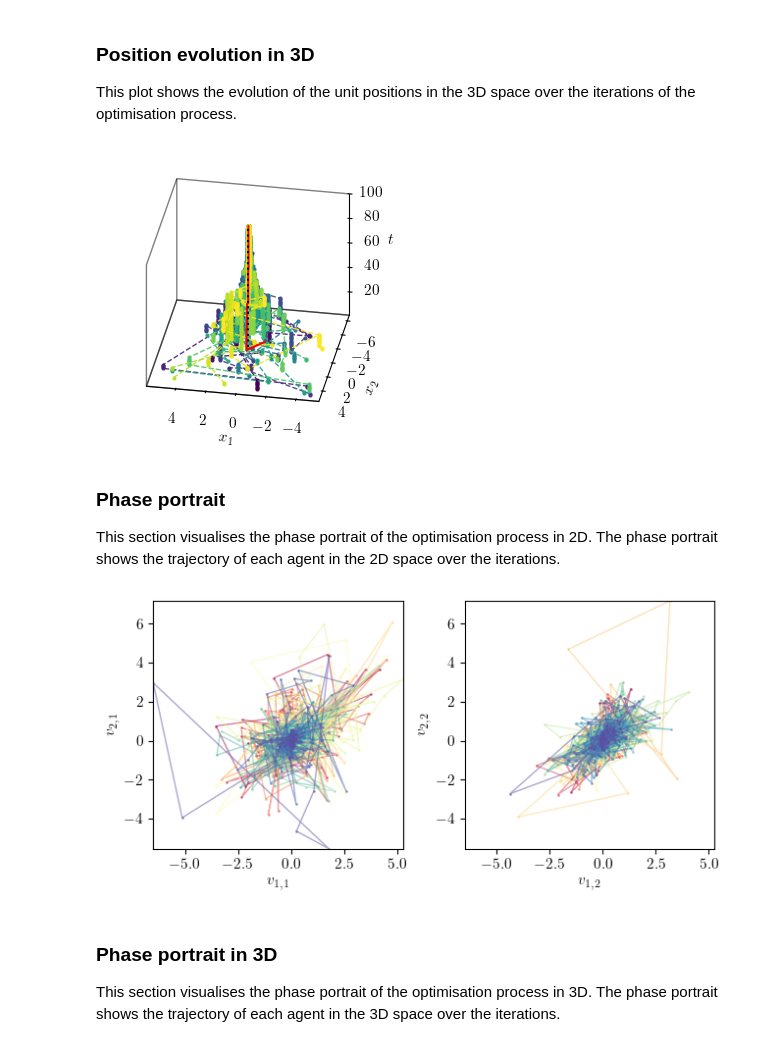
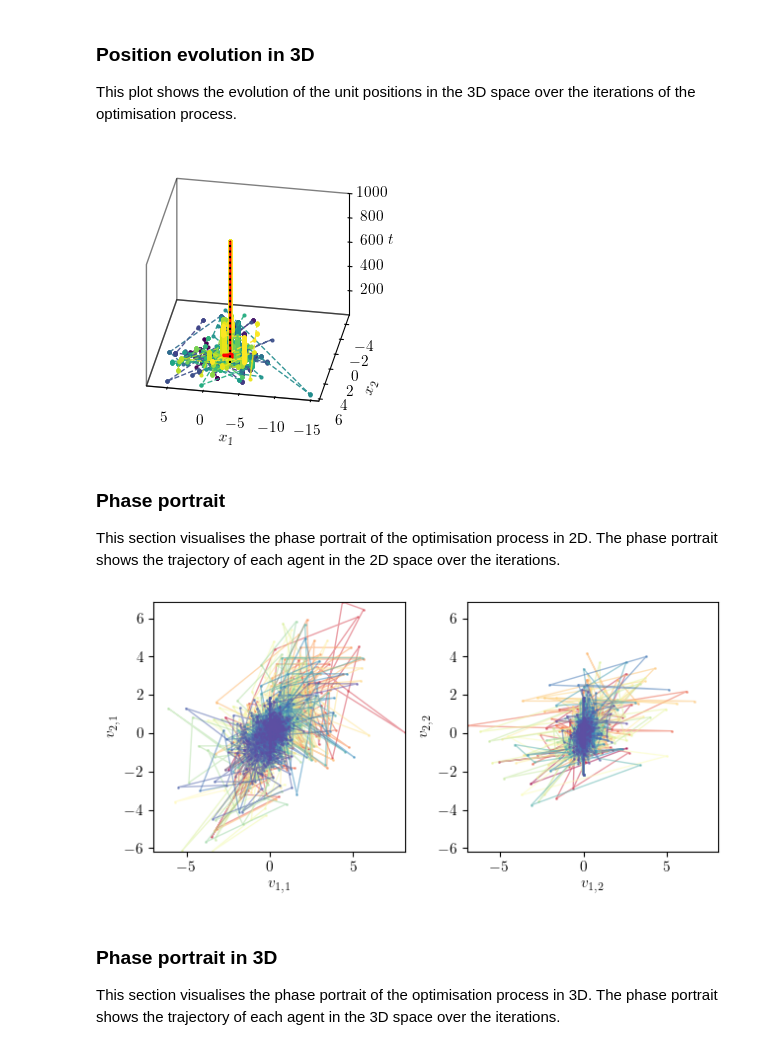
Before and after one commit to neuroptimiser/neuroptimiser, a Jupyter notebook: docs/source/examples/Example1.ipynb, the cells around one changed output. Cells and saved outputs as stored; diff of their text form; code cells hidden in the pictures.

```diff
--- a/docs/source/examples/Example1.ipynb
+++ b/docs/source/examples/Example1.ipynb
@@ -64,12 +64,12 @@ def save_this(fig, _in=""):
 In this section, we define the problem parameters, including the number of steps, problem ID, instance, dimensions. In addition, we set the custom parameters for the Neuroptimiser, which will replace the default parameters of the spiking core.
 # %%
 # Define the problem parameters
-num_steps       = 100       # Number of iterations
-problem_id      = 1         # Problem ID from the IOH framework
+num_steps       = 1000       # Number of iterations
+problem_id      = 3         # Problem ID from the IOH framework
 problem_ins     = 1         # Problem instance
 num_dimensions  = 2         # Number of dimensions for the problem
 num_agents      = 30        # Number of agents/units in the Neuroptimiser
-num_neighbours  = 10        # Number of neighbours for each agent/unit
+num_neighbours  = 15        # Number of neighbours for each agent/unit
 
 # Define the Neuroptimiser parameters
 neuropt_name    = "neuropt_Ex1-LinRand"
@@ -86,9 +86,10 @@ config_params = dict(
 core_params = [   # Specify the custom parameters for the spiking core
     {"name": "izhikevich",
      "coeffs": "random",
-     "spk_cond": "fixed",
+     "spk_cond": "l1",
      "hs_operator": "differential",
      "hs_variant": "current-to-rand",
+     "sel_mode": "greedy",
      },
 ]
 
@@ -312,41 +313,42 @@ fig.subplots_adjust(left=0.1, right=0.95, top=0.95, bottom=0.1)
 
 save_this(fig, _in="positions_3d")
 # %% [output]
-[figure, old version]
+[figure, new version]
 # %% [markdown]
 ### Phase portrait
 This section visualises the phase portrait of the optimisation process in 2D. The phase portrait shows the trajectory of each agent in the 2D space over the iterations.
 # %%
 fig, axs = plt.subplots(nrows=np.ceil(num_dimensions / 2).astype(int),
                         ncols=2, figsize=(width, width/2))
 
 steps = np.arange(optimiser._num_iterations) + 1
 cmap = plt.get_cmap('Spectral', num_agents)
 color = cmap(np.linspace(0, 1, num_agents))
 
-for i, ax in enumerate(axs.flatten()):
+axes = axs.flatten() if isinstance(axs, np.ndarray) else [axs]
+for i, ax in enumerate(axes[:num_dimensions]):
 
     for agent, c in enumerate(color):
         ax.plot(v1[agent, :, i], v2[agent, :, i], "-o",
                 color=c, alpha=0.5, markersize=1, linewidth=1,
                 label=f"Agent {agent}")
         ax.plot(v1[agent, 0, i], v2[agent, 0, i], "-s",
                 color=c, alpha=0.5, markersize=1, linewidth=1,
                 label=f"Agent {agent}")
 
     ax.set_xlabel(r"$v_{}$".format("{1," + str(i+1) + "}"))
     ax.set_ylabel(r"$v_{}$".format("{2," + str(i+1) + "}"))
 
     ax.set_xlim(v1.min(), v1.max())
     ax.set_ylim(v2.min(), v2.max())
 
     ax.patch.set_alpha(0)
 
 fig.tight_layout()
 
 save_this(fig, _in="portrait_2d")
 # %% [output]
-[figure, old version]
+[figure, new version]
 # %% [markdown]
 ### Phase portrait in 3D
 This section visualises the phase portrait of the optimisation process in 3D. The phase portrait shows the trajectory of each agent in the 3D space over the iterations.
```
Also changed, not shown: parts of 11 cells of this notebook, 7 other files.
